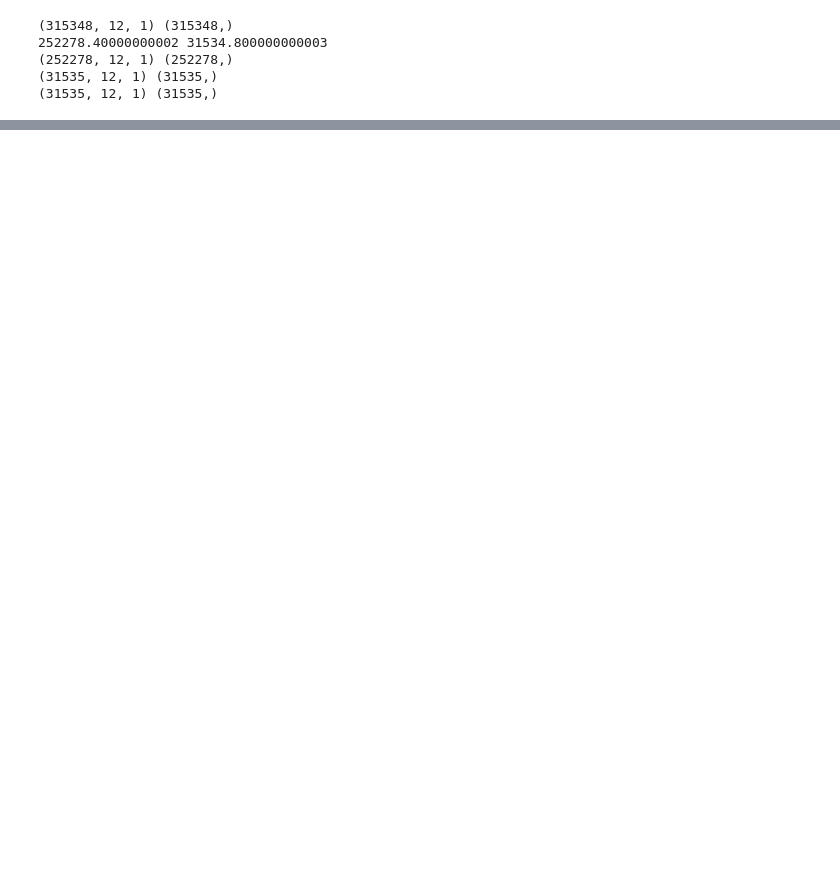
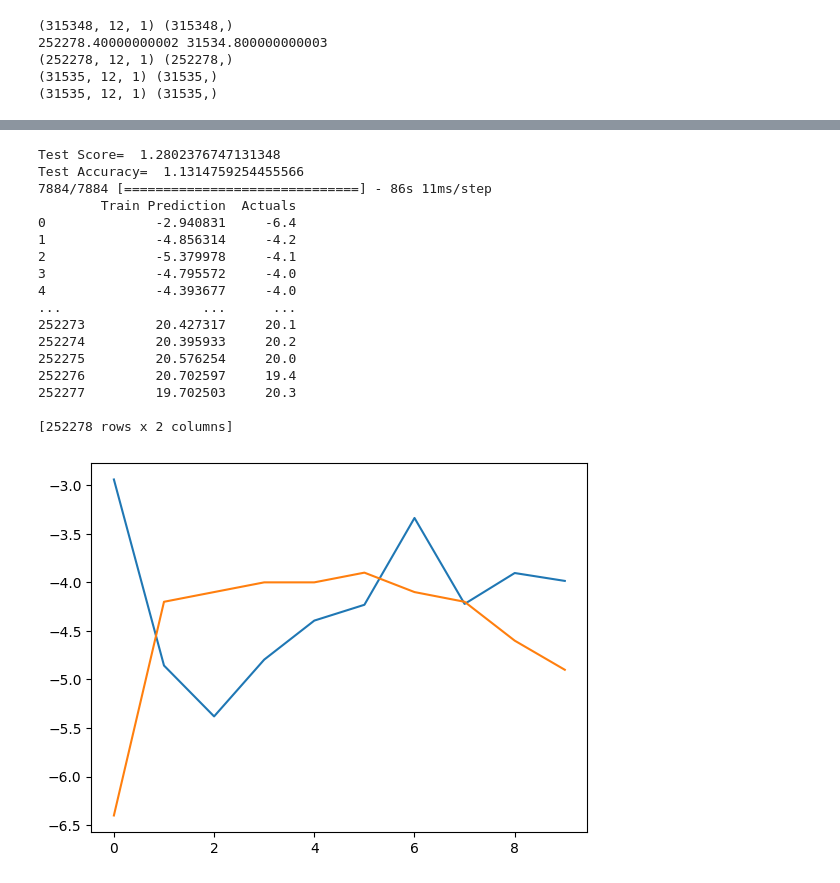
Before and after one commit to vipulhld001/flower, a Jupyter notebook: Weather/try.ipynb, the cells around one changed output, grey strips where cells are left out. Drawn from its saved outputs; the diff is of its cells as text; code cells hidden in the pictures; blank space fills up the shorter version.

```diff
--- a/Weather/try.ipynb
+++ b/Weather/try.ipynb
@@ -56,5 +56,5 @@ temp.plot()
 # %%
-def dt_to_X_y(df, window_size=5):
+def dt_to_X_y(df, window_size):
     df_as_np = df.to_numpy()
     X = []
     y = []
@@ -189,7 +148,7 @@ print("Test Score= ", score[0])
 print("Test Accuracy= ", score[1])
 ##Loading the model
 
-model1 = load_model('model2/')
+model1 = load_model('modellstm/')
 
 train_prdictions = model1.predict(X_train).flatten()
 train_results = pd.DataFrame(data={'Train Prediction': train_prdictions, 'Actuals': y_train})
@@ -200,0 +164,22 @@ plt.show()
+# %%
+
+model2 = Sequential()
+model2.add(InputLayer(input_shape=(WINDOW_SIZE, 1)))
+model2.add(Conv1D(64, kernel_size=3))
+model2.add(Flatten())
+model2.add(Dense(8, activation='relu'))
+model2.add(Dense(1, activation='linear'))
+
+model2.summary()
+
+#Model Cleckpoint
+
+cp1 = ModelCheckpoint('modelconv/', save_best_only=True)
+
+model1.compile(optimizer=Adam(learning_rate=0.001), loss=MeanSquaredError(), metrics=[RootMeanSquaredError()])
+
+history = model1.fit(X_train, y_train, epochs=10, batch_size=32, validation_data=(X_val, y_val), callbacks=[cp1])
+
+#history = model1.fit(X_train, y_train, epochs=10, batch_size=32,  callbacks=[cp])
+
+score = model1.evaluate(X_test, y_test)
@@ -200,0 +234,25 @@ plt.show()
+# %%
+print("Test Score= ", score[0])
+print("Test Accuracy= ", score[1])
+##Loading the model
+
+model1 = load_model('modelconv/')
+# %% [output]
+Test Score=  1.2802376747131348
+Test Accuracy=  1.1314759254455566
+7884/7884 [==============================] - 86s 11ms/step
+        Train Prediction  Actuals
+0              -2.940831     -6.4
+1              -4.856314     -4.2
+2              -5.379978     -4.1
+3              -4.795572     -4.0
+4              -4.393677     -4.0
+...                  ...      ...
+252273         20.427317     20.1
+252274         20.395933     20.2
+252275         20.576254     20.0
+252276         20.702597     19.4
+252277         19.702503     20.3
+
+[252278 rows x 2 columns]
+[figure, added]
```
Also changed, not shown: parts of 13 cells of this notebook, 8 other files.
